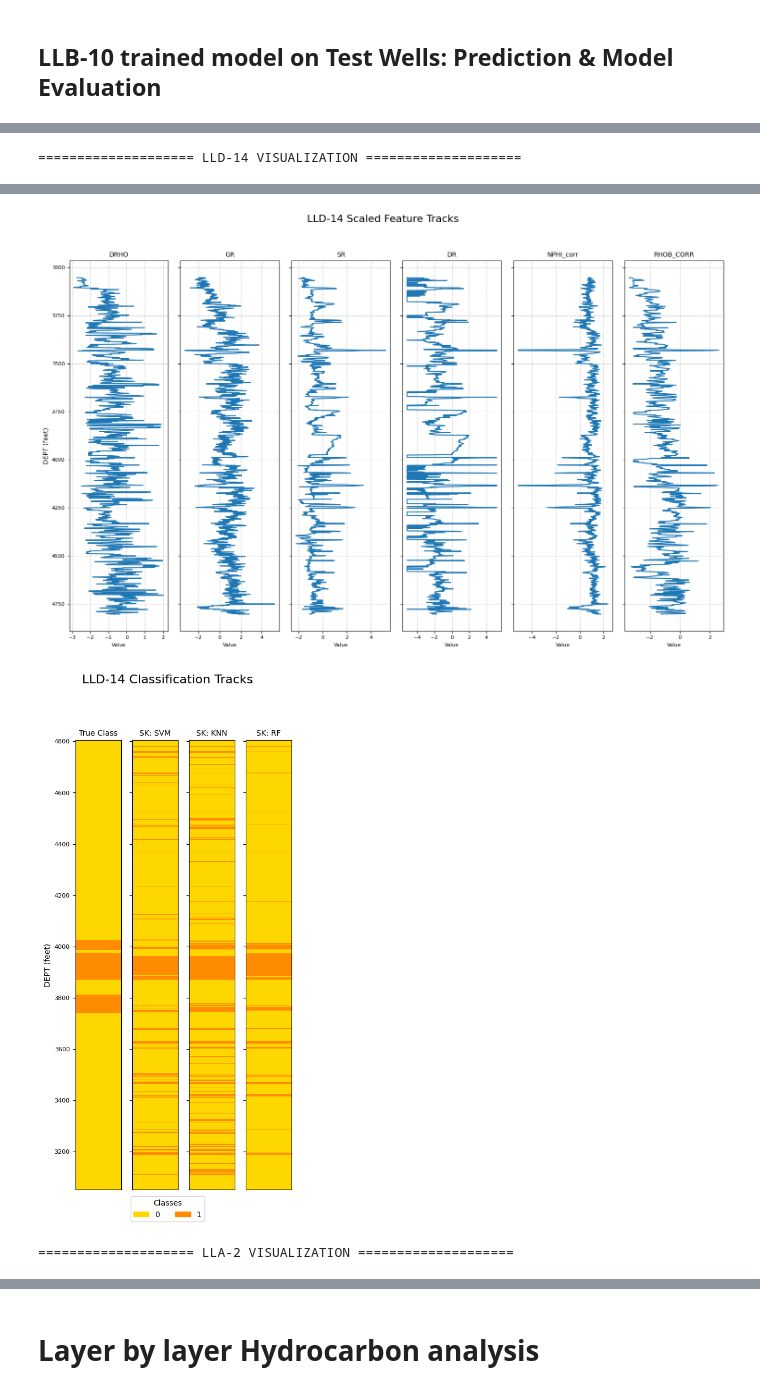
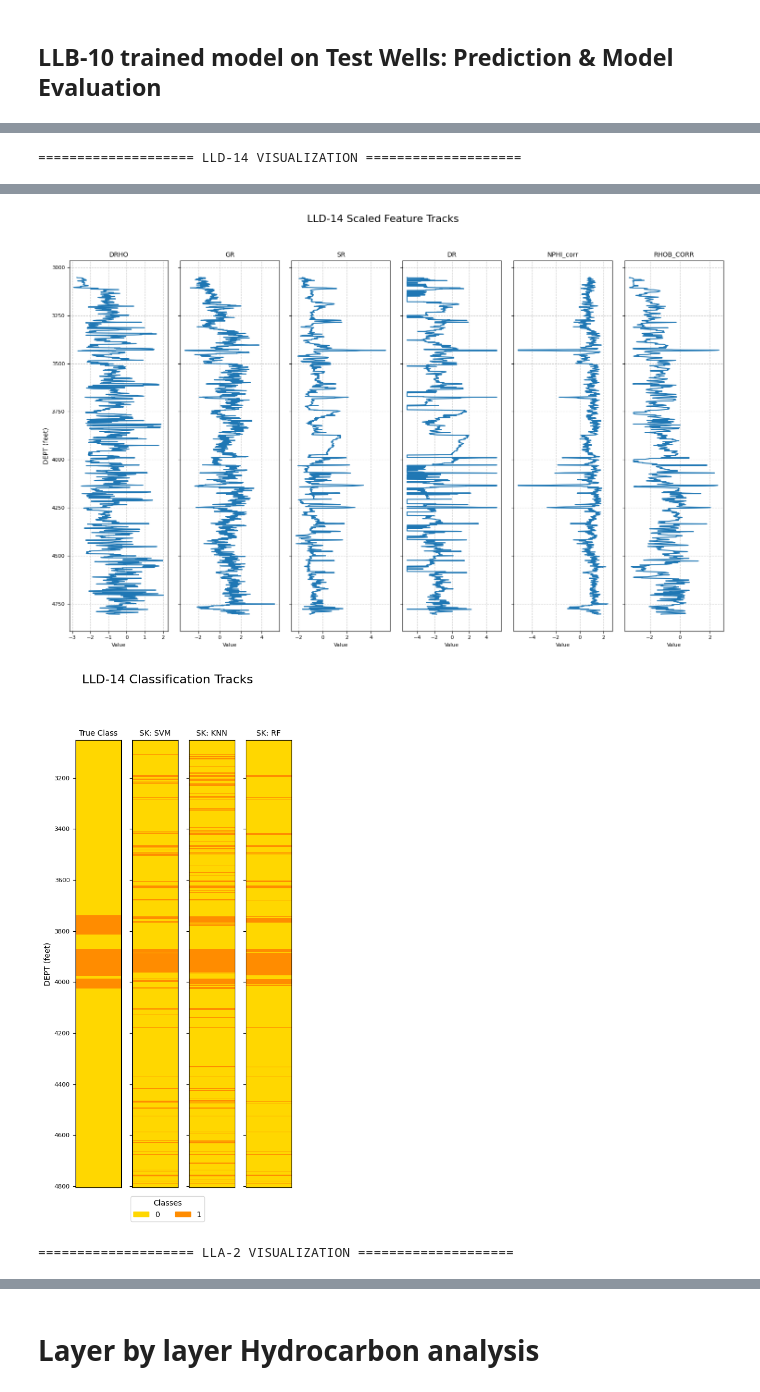
Before and after one commit to ARoyyanF/cuml-tf-model-hydrocarbon-prediction, a Jupyter notebook: variations/feature_cols/['DRHO','GR','SR','DR','NPHI_corr','RHOB_CORR']/all_models_llb10_formation_to_lld14&lla2_smote_knn.ipynb, the cells around one changed output, grey strips where cells are left out. Drawn from its saved outputs; the diff is of its cells as text; code cells hidden in the pictures.

```diff
--- a/variations/feature_cols/['DRHO','GR','SR','DR','NPHI_corr','RHOB_CORR']/all_models_llb10_formation_to_lld14&lla2_smote_knn.ipynb
+++ b/variations/feature_cols/['DRHO','GR','SR','DR','NPHI_corr','RHOB_CORR']/all_models_llb10_formation_to_lld14&lla2_smote_knn.ipynb
@@ -1361,35 +1382,35 @@ for well_name_test in test_wells:
 
             ax.imshow(labels_int, aspect='auto', cmap=cmap_listed,
                       extent=[0, 1, depth_column_test.max(), depth_column_test.min()],
                       interpolation='none', vmin=vmin, vmax=vmax)
 
             if title == 'True Labels':
                 ax.set_title("True Class", fontsize=10)
             else:
                 ax.set_title(title, fontsize=10)
 
             ax.set_xticks([])
             ax.set_xlabel("")
             ax.tick_params(axis='y', labelsize=8)
             if i == 0:
                 ax.set_ylabel("DEPT (feet)", fontsize=10)
 
-        axes_class[0].invert_yaxis()
+        # axes_class[0].invert_yaxis()
 
         if unique_classes is not None and len(unique_classes) > 0:
             patches = [plt.Rectangle((0,0),1,1, color=plot_colors[class_to_int[cls]]) for cls in unique_classes]
             legend_labels = [str(cls) for cls in unique_classes]
             fig_class.legend(patches, legend_labels, loc='lower center', ncol=len(unique_classes), bbox_to_anchor=(0.5, -0.02), title="Classes")
 
         plt.tight_layout(rect=[0, 0.03, 1, 0.93])
         plt.show()
     else:
         print(f"No classification data to plot for {well_name_test}.")
 # %% [output]
 ==================== LLD-14 VISUALIZATION ====================
 [figure]
 [figure]
-[figure, old version]
+[figure, new version]
 ==================== LLA-2 VISUALIZATION ====================
 [figure]
 [figure]
```
Also changed, not shown: parts of 14 cells of this notebook, 8 other files.
